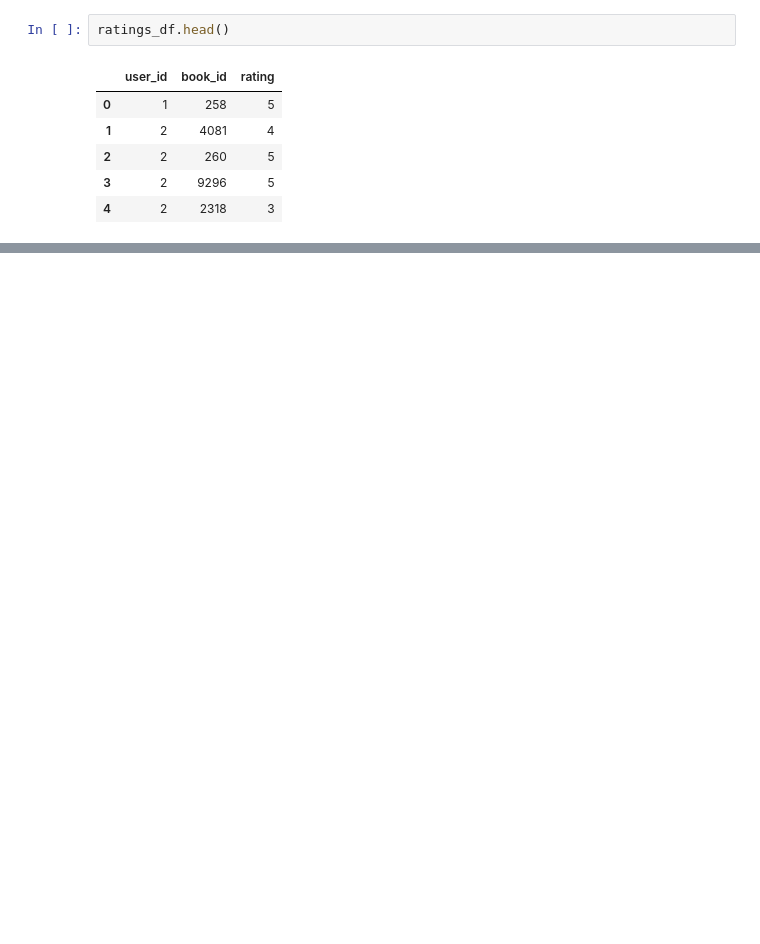
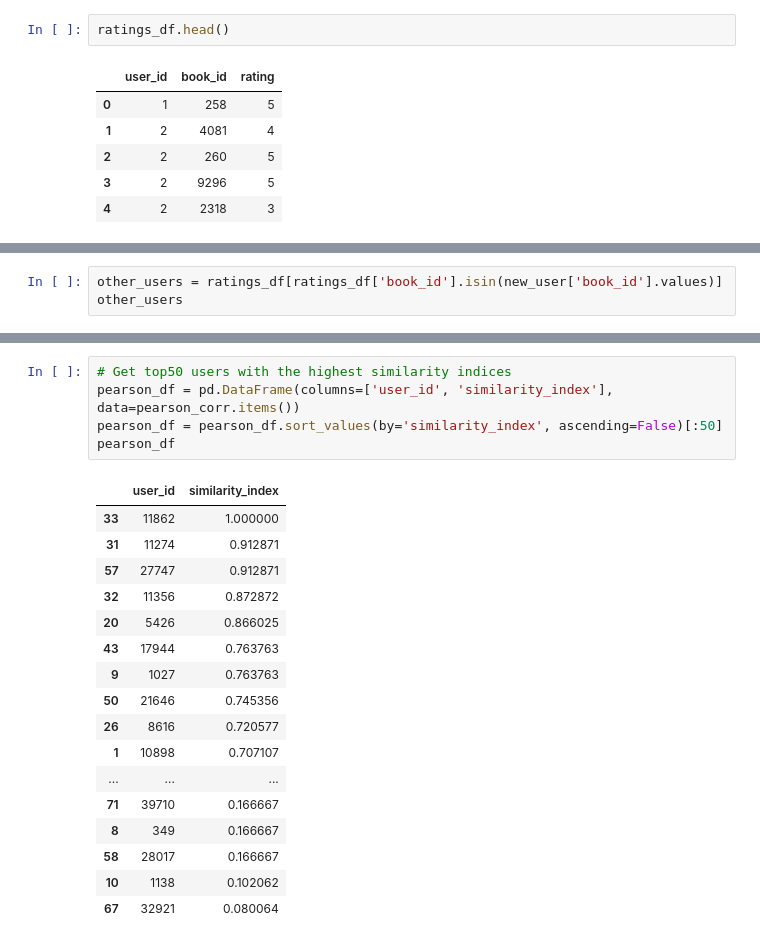
Before and after one commit to vaibhavlm/Library-Management-System, a Jupyter notebook: book_recommender.ipynb, the cells around one changed output, grey strips where cells are left out. Drawn from its saved outputs; the diff is of its cells as text; blank space fills up the shorter version.

```diff
--- a/book_recommender.ipynb
+++ b/book_recommender.ipynb
@@ -30,0 +113,3 @@ ratings_df.head()
+# %%
+other_users = ratings_df[ratings_df['book_id'].isin(new_user['book_id'].values)]
+other_users
@@ -30,0 +166,23 @@ ratings_df.head()
+# %%
+# Get top50 users with the highest similarity indices
+pearson_df = pd.DataFrame(columns=['user_id', 'similarity_index'], data=pearson_corr.items())
+pearson_df = pearson_df.sort_values(by='similarity_index', ascending=False)[:50]
+pearson_df
+# %% [output]
+|  | user_id | similarity_index |
+| 33 | 11862 | 1.000000 |
+| 31 | 11274 | 0.912871 |
+| 57 | 27747 | 0.912871 |
+| 32 | 11356 | 0.872872 |
+| 20 | 5426 | 0.866025 |
+| 43 | 17944 | 0.763763 |
+| 9 | 1027 | 0.763763 |
+| 50 | 21646 | 0.745356 |
+| 26 | 8616 | 0.720577 |
+| 1 | 10898 | 0.707107 |
+| ... | ... | ... |
+| 71 | 39710 | 0.166667 |
+| 8 | 349 | 0.166667 |
+| 58 | 28017 | 0.166667 |
+| 10 | 1138 | 0.102062 |
+| 67 | 32921 | 0.080064 |
```
Also changed, not shown: parts of 16 cells of this notebook.
